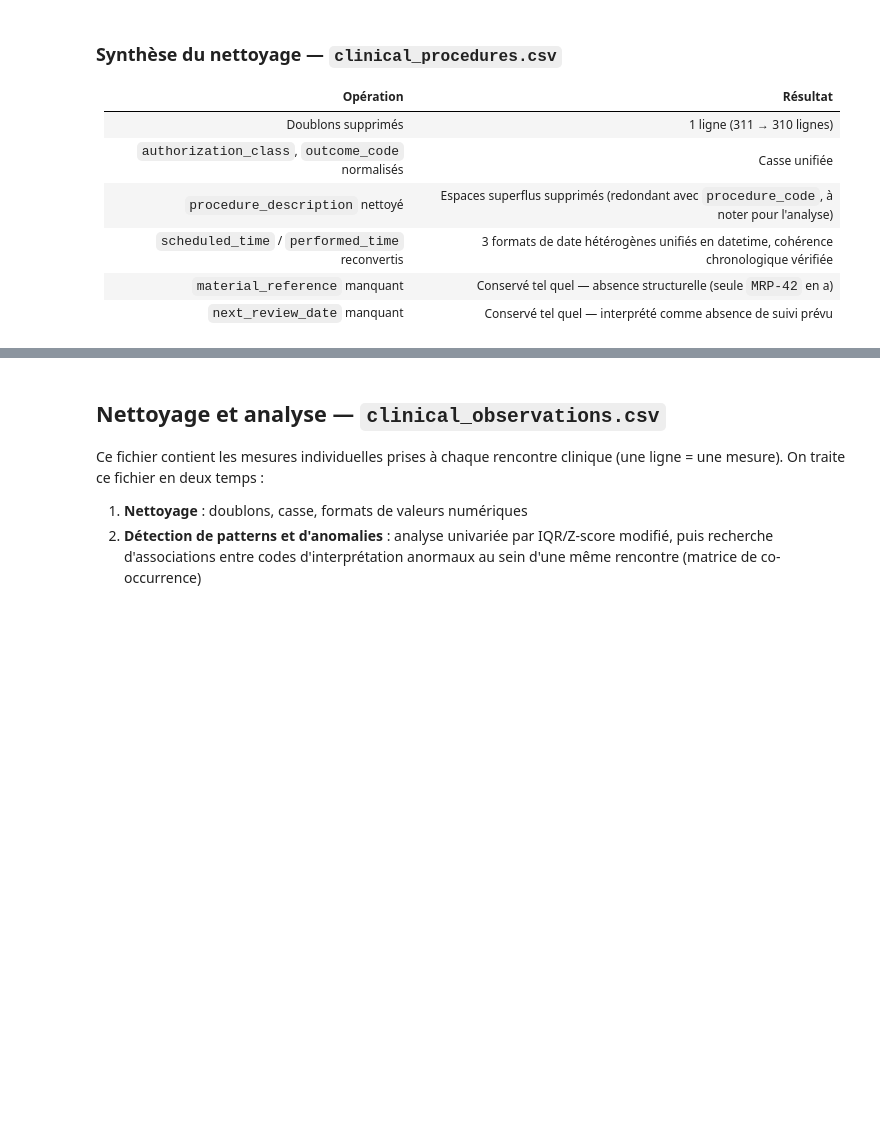
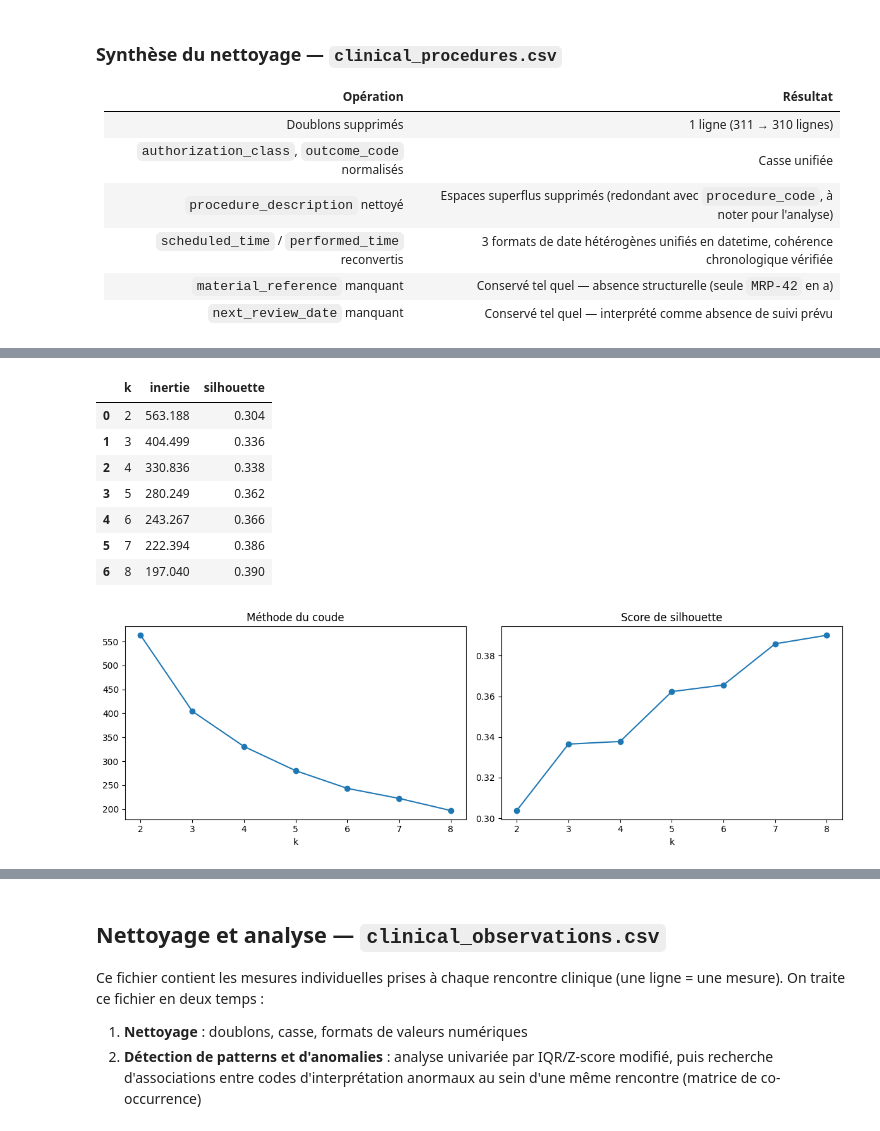
Before and after one commit to Sheik-info/20262027-UE-DataMining-Project, a Jupyter notebook: health.ipynb, the cells around one changed output, grey strips where cells are left out. Drawn from its saved outputs; the diff is of its cells as text; code cells hidden in the pictures; blank space fills up the shorter version.

```diff
--- a/health.ipynb
+++ b/health.ipynb
@@ -692,0 +931,26 @@ print(cp.groupby('procedure_code')['material_reference'].apply(lambda s: f"{s.is
+# %%
+from sklearn.cluster import KMeans
+from sklearn.metrics import silhouette_score
+
+resultats_k = []
+for k in range(2, 9):
+    km = KMeans(n_clusters=k, random_state=42, n_init=10).fit(X_cp)
+    resultats_k.append({'k': k, 'inertie': km.inertia_, 'silhouette': silhouette_score(X_cp, km.labels_)})
+resultats_k = pd.DataFrame(resultats_k)
+display(resultats_k.round(3))
+
+fig, axes = plt.subplots(1, 2, figsize=(12, 4))
+axes[0].plot(resultats_k['k'], resultats_k['inertie'], marker='o'); axes[0].set_title("Méthode du coude"); axes[0].set_xlabel("k")
+axes[1].plot(resultats_k['k'], resultats_k['silhouette'], marker='o'); axes[1].set_title("Score de silhouette"); axes[1].set_xlabel("k")
+plt.tight_layout()
+plt.show()
+# %% [output]
+|  | k | inertie | silhouette |
+| 0 | 2 | 563.188 | 0.304 |
+| 1 | 3 | 404.499 | 0.336 |
+| 2 | 4 | 330.836 | 0.338 |
+| 3 | 5 | 280.249 | 0.362 |
+| 4 | 6 | 243.267 | 0.366 |
+| 5 | 7 | 222.394 | 0.386 |
+| 6 | 8 | 197.040 | 0.390 |
+[figure, added]
```
Also changed, not shown: parts of 29 cells of this notebook.
